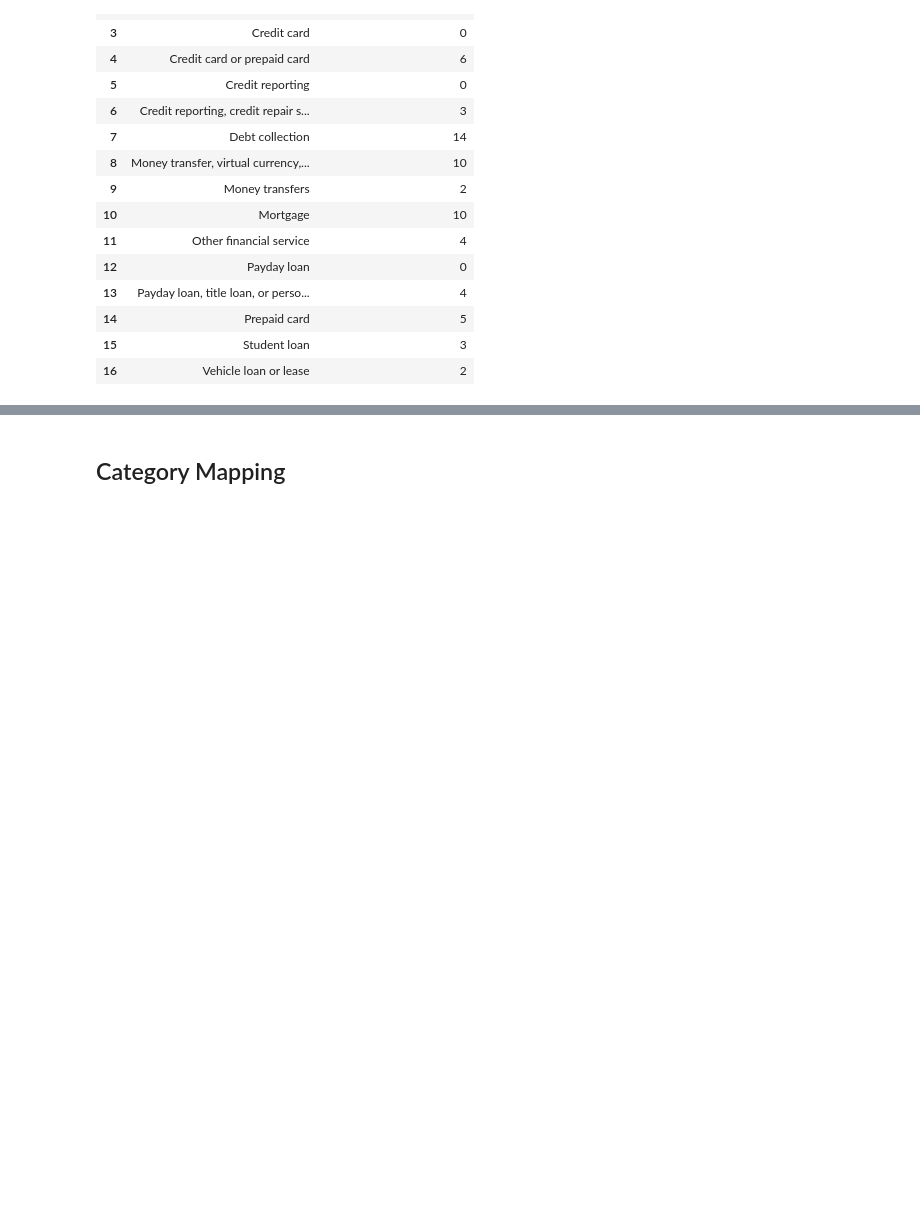
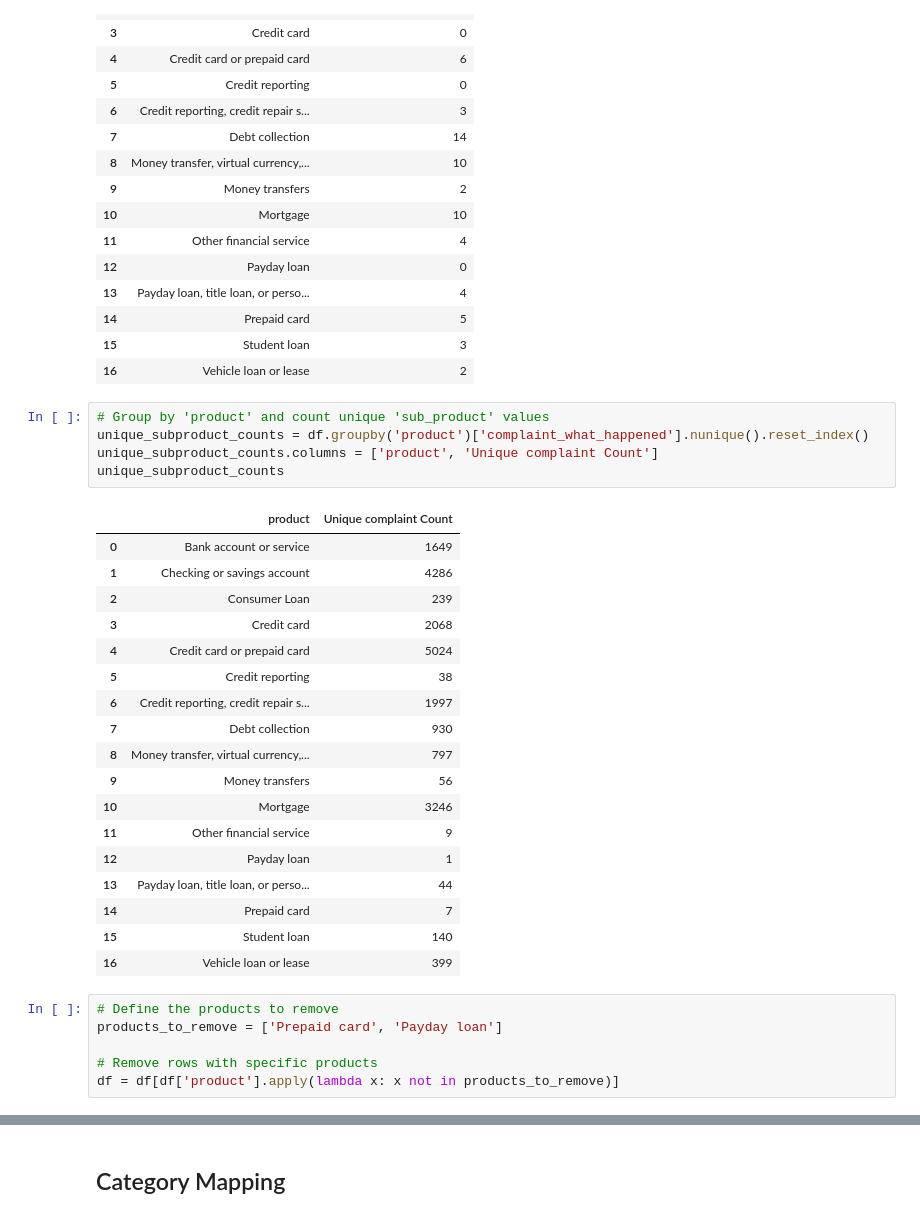
Before and after one commit to esadalicina/Part1--Towards-an-Interactive-and-Explainable-Ticketing-Systems-Leveraging-LLMs, a Jupyter notebook: Source/Ticket-Analysing/Analysing_and_Cleaning.ipynb, the cells around one changed output, grey strips where cells are left out. Saved outputs shown, nothing was run; the diff lists cells and outputs as text; blank space fills up the shorter version.

```diff
--- a/Source/Ticket-Analysing/Analysing_and_Cleaning.ipynb
+++ b/Source/Ticket-Analysing/Analysing_and_Cleaning.ipynb
@@ -256,6 +255,36 @@ unique_subproduct_counts
 | 14 | Prepaid card | 5 |
 | 15 | Student loan | 3 |
 | 16 | Vehicle loan or lease | 2 |
+# %%
+# Group by 'product' and count unique 'sub_product' values
+unique_subproduct_counts = df.groupby('product')['complaint_what_happened'].nunique().reset_index()
+unique_subproduct_counts.columns = ['product', 'Unique complaint Count']
+unique_subproduct_counts
+# %% [output]
+|  | product | Unique complaint Count |
+| 0 | Bank account or service | 1649 |
+| 1 | Checking or savings account | 4286 |
+| 2 | Consumer Loan | 239 |
+| 3 | Credit card | 2068 |
+| 4 | Credit card or prepaid card | 5024 |
+| 5 | Credit reporting | 38 |
+| 6 | Credit reporting, credit repair s... | 1997 |
+| 7 | Debt collection | 930 |
+| 8 | Money transfer, virtual currency,... | 797 |
+| 9 | Money transfers | 56 |
+| 10 | Mortgage | 3246 |
+| 11 | Other financial service | 9 |
+| 12 | Payday loan | 1 |
+| 13 | Payday loan, title loan, or perso... | 44 |
+| 14 | Prepaid card | 7 |
+| 15 | Student loan | 140 |
+| 16 | Vehicle loan or lease | 399 |
+# %%
+# Define the products to remove
+products_to_remove = ['Prepaid card', 'Payday loan']
+
+# Remove rows with specific products
+df = df[df['product'].apply(lambda x: x not in products_to_remove)]
 # %%
 # Group by 'product' and count unique 'complaint_what_happened' values to see if its balanced between the products
 unique_complaints_counts = df.groupby('product')['complaint_what_happened'].nunique().reset_index()
```
Also changed, not shown: parts of 4 cells of this notebook, 9 other files.
